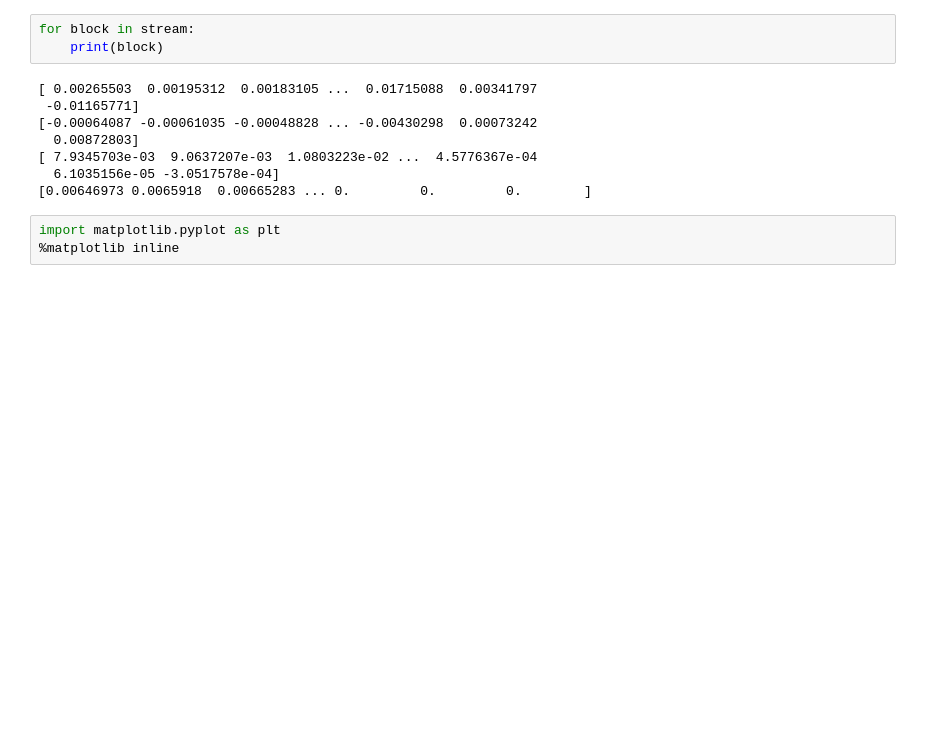
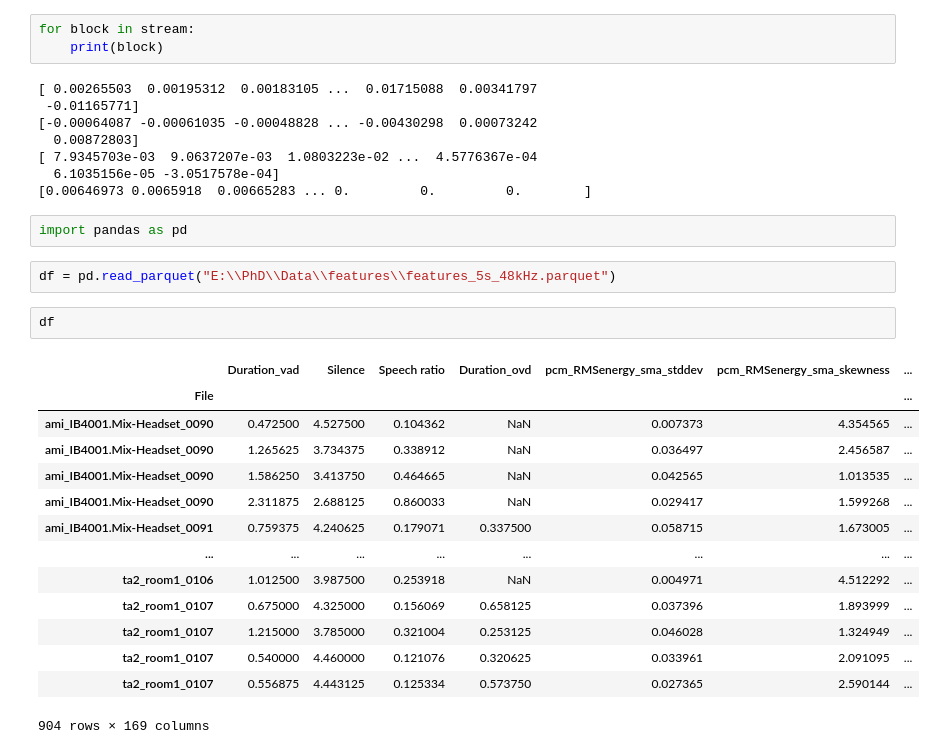
Before and after one commit to Lakebak/AudioAnalysis, a Jupyter notebook: test_notebook.ipynb, the cells around one changed output. Saved outputs shown, nothing was run; the diff lists cells and outputs as text; blank space fills up the shorter version.

```diff
--- a/test_notebook.ipynb
+++ b/test_notebook.ipynb
@@ -201,6 +201,24 @@ for block in stream:
 [ 7.9345703e-03  9.0637207e-03  1.0803223e-02 ...  4.5776367e-04
   6.1035156e-05 -3.0517578e-04]
 [0.00646973 0.0065918  0.00665283 ... 0.         0.         0.        ]
-# %%
-import matplotlib.pyplot as plt
-%matplotlib inline
+# %%
+import pandas as pd
+# %%
+df = pd.read_parquet("E:\\PhD\\Data\\features\\features_5s_48kHz.parquet")
+# %%
+df
+# %% [output]
+|  | Duration_vad | Silence | Speech ratio | Duration_ovd | pcm_RMSenergy_sma_stddev | pcm_RMSenergy_sma_skewness | ... |
+| File |  |  |  |  |  |  | ... |
+| ami_IB4001.Mix-Headset_0090 | 0.472500 | 4.527500 | 0.104362 | NaN | 0.007373 | 4.354565 | ... |
+| ami_IB4001.Mix-Headset_0090 | 1.265625 | 3.734375 | 0.338912 | NaN | 0.036497 | 2.456587 | ... |
+| ami_IB4001.Mix-Headset_0090 | 1.586250 | 3.413750 | 0.464665 | NaN | 0.042565 | 1.013535 | ... |
+| ami_IB4001.Mix-Headset_0090 | 2.311875 | 2.688125 | 0.860033 | NaN | 0.029417 | 1.599268 | ... |
+| ami_IB4001.Mix-Headset_0091 | 0.759375 | 4.240625 | 0.179071 | 0.337500 | 0.058715 | 1.673005 | ... |
+| ... | ... | ... | ... | ... | ... | ... | ... |
+| ta2_room1_0106 | 1.012500 | 3.987500 | 0.253918 | NaN | 0.004971 | 4.512292 | ... |
+| ta2_room1_0107 | 0.675000 | 4.325000 | 0.156069 | 0.658125 | 0.037396 | 1.893999 | ... |
+| ta2_room1_0107 | 1.215000 | 3.785000 | 0.321004 | 0.253125 | 0.046028 | 1.324949 | ... |
+| ta2_room1_0107 | 0.540000 | 4.460000 | 0.121076 | 0.320625 | 0.033961 | 2.091095 | ... |
+| ta2_room1_0107 | 0.556875 | 4.443125 | 0.125334 | 0.573750 | 0.027365 | 2.590144 | ... |
+904 rows × 169 columns
```
Also changed, not shown: 2 other files.
